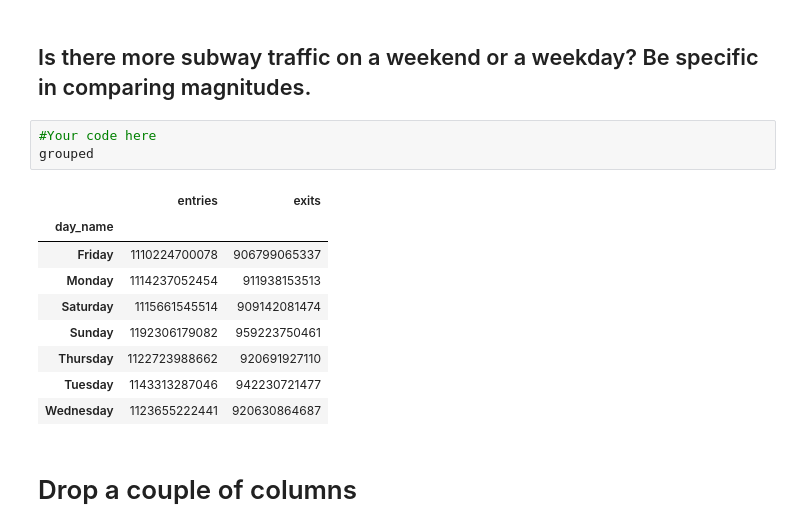
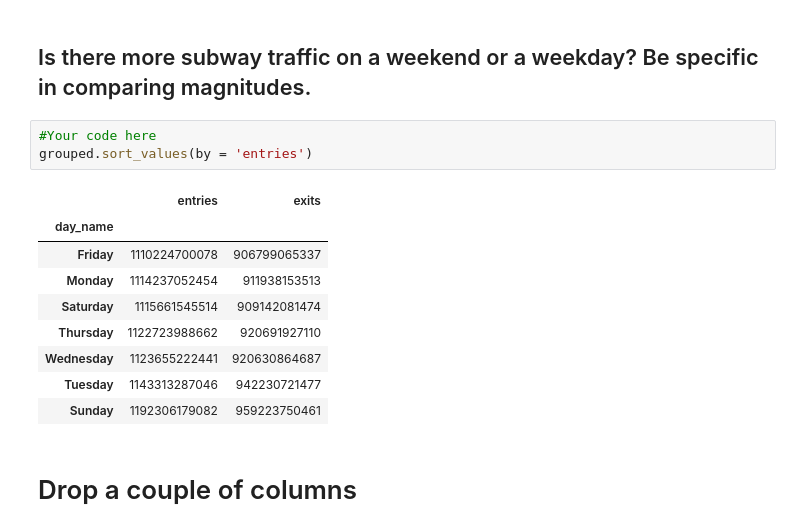
Before and after one commit to kylegwlawrence/dsc-0-03-08-understanding-pandas-series-and-dataframes-lab-online-ds-sp-000, a Jupyter notebook: index.ipynb, the cells around one changed output. Cells and saved outputs as stored; diff of their text form.

```diff
--- a/index.ipynb
+++ b/index.ipynb
@@ -169,17 +169,17 @@ plt.plot()
 ## Is there more subway traffic on a weekend or a weekday?    Be specific in comparing magnitudes.
 # %%
 #Your code here
-grouped
+grouped.sort_values(by = 'entries')
 # %% [output]
 |  | entries | exits |
 | day_name |  |  |
 | Friday | 1110224700078 | 906799065337 |
 | Monday | 1114237052454 | 911938153513 |
 | Saturday | 1115661545514 | 909142081474 |
+| Thursday | 1122723988662 | 920691927110 |
+| Wednesday | 1123655222441 | 920630864687 |
+| Tuesday | 1143313287046 | 942230721477 |
 | Sunday | 1192306179082 | 959223750461 |
-| Thursday | 1122723988662 | 920691927110 |
-| Tuesday | 1143313287046 | 942230721477 |
-| Wednesday | 1123655222441 | 920630864687 |
 # %% [markdown]
 # Drop a couple of columns
 # %%
```
